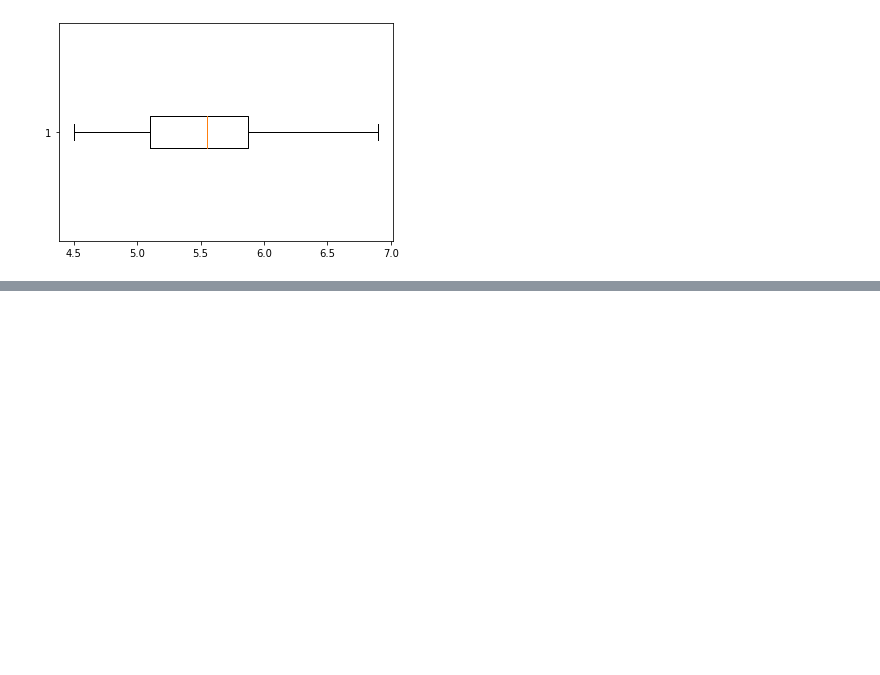
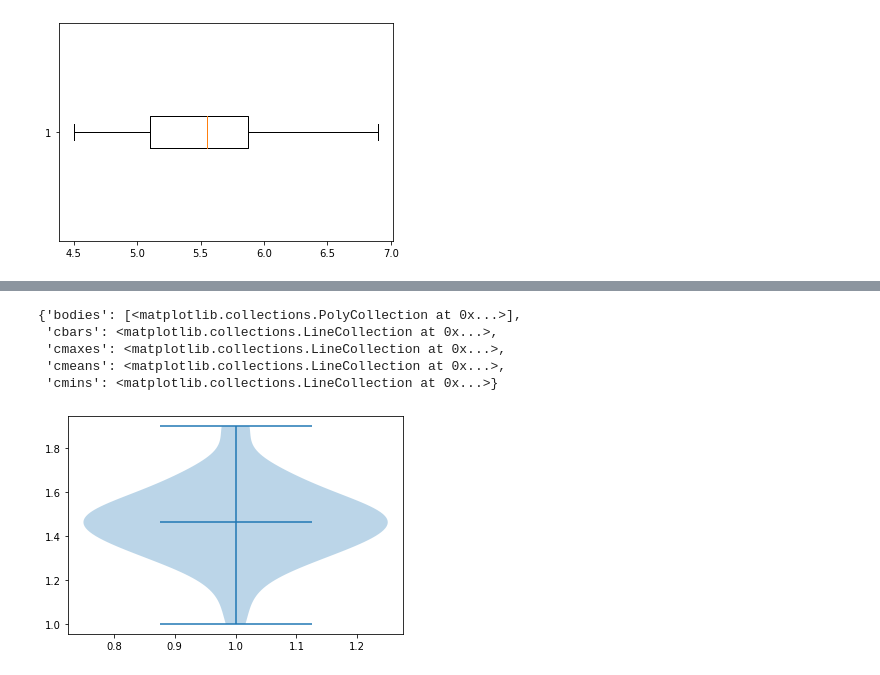
Before and after one commit to pondbaahh/data_viz_2022, a Jupyter notebook: DataViz02_Data_Distribution.ipynb, the cells around one changed output, grey strips where cells are left out. Saved outputs shown, nothing was run; the diff lists cells and outputs as text; code cells hidden in the pictures; blank space fills up the shorter version.

```diff
--- a/DataViz02_Data_Distribution.ipynb
+++ b/DataViz02_Data_Distribution.ipynb
@@ -313,0 +386,9 @@ versicolorbp = plt.boxplot(df2['PetalLength'][50:100],vert=False)
+# %%
+plt.violinplot(df['PetalLength'][:50],showmeans=True) # violin plot ## showmens ไว้เเสดงเส้นของ ค่า mens # ดูเเค่การกระจายไม่ตัด outlier ทำให้สามารถดูค่า min max จริง ๆ
+# %% [output]
+{'bodies': [<matplotlib.collections.PolyCollection at 0x...>],
+ 'cbars': <matplotlib.collections.LineCollection at 0x...>,
+ 'cmaxes': <matplotlib.collections.LineCollection at 0x...>,
+ 'cmeans': <matplotlib.collections.LineCollection at 0x...>,
+ 'cmins': <matplotlib.collections.LineCollection at 0x...>}
+[figure, added]
```
Also changed, not shown: parts of 16 cells of this notebook.
